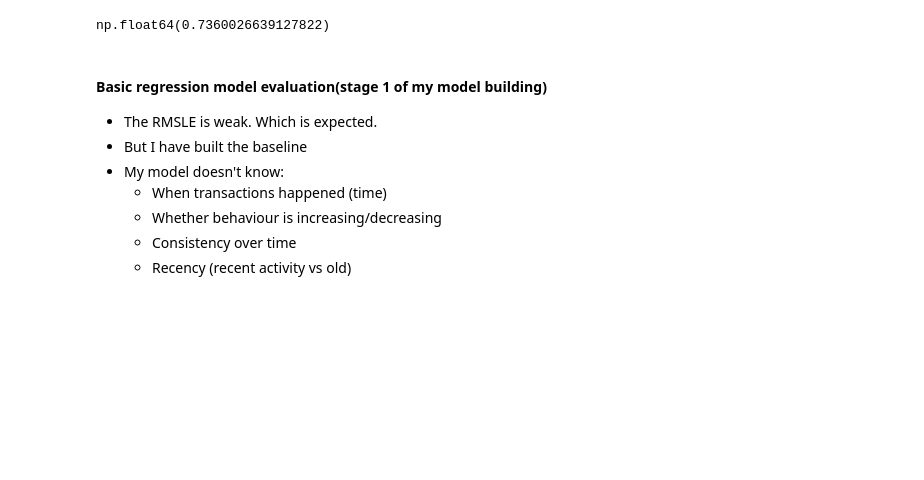
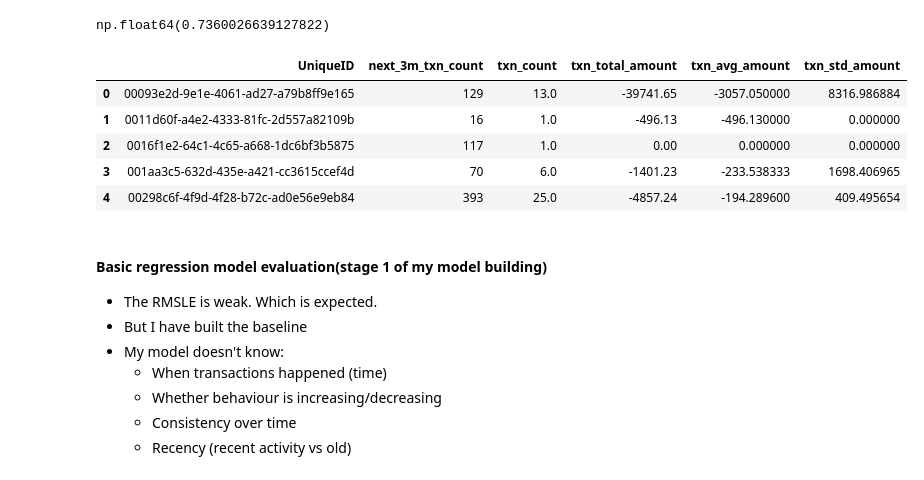
Before and after one commit to LillyB68/nedbank-transaction-forecasting, a Jupyter notebook: notebooks/StarterNotebook.ipynb, the cells around one changed output. Cells and saved outputs as stored; diff of their text form; code cells hidden in the pictures; blank space fills up the shorter version.

```diff
--- a/notebooks/StarterNotebook.ipynb
+++ b/notebooks/StarterNotebook.ipynb
@@ -161,6 +161,15 @@ rmsle = np.sqrt(np.mean((np.log1p(y_pred) - np.log1p(y_val))**2))
 rmsle
 # %% [output]
 np.float64(0.7360026639127822)
+# %%
+train_merged.head()
+# %% [output]
+|  | UniqueID | next_3m_txn_count | txn_count | txn_total_amount | txn_avg_amount | txn_std_amount |
+| 0 | 00093e2d-9e1e-4061-ad27-a79b8ff9e165 | 129 | 13.0 | -39741.65 | -3057.050000 | 8316.986884 |
+| 1 | 0011d60f-a4e2-4333-81fc-2d557a82109b | 16 | 1.0 | -496.13 | -496.130000 | 0.000000 |
+| 2 | 0016f1e2-64c1-4c65-a668-1dc6bf3b5875 | 117 | 1.0 | 0.00 | 0.000000 | 0.000000 |
+| 3 | 001aa3c5-632d-435e-a421-cc3615ccef4d | 70 | 6.0 | -1401.23 | -233.538333 | 1698.406965 |
+| 4 | 00298c6f-4f9d-4f28-b72c-ad0e56e9eb84 | 393 | 25.0 | -4857.24 | -194.289600 | 409.495654 |
 # %% [markdown]
 #### Basic regression model evaluation(stage 1 of my model building)
 - The RMSLE is weak. Which is expected.
```
Also changed, not shown: parts of 7 cells of this notebook.
